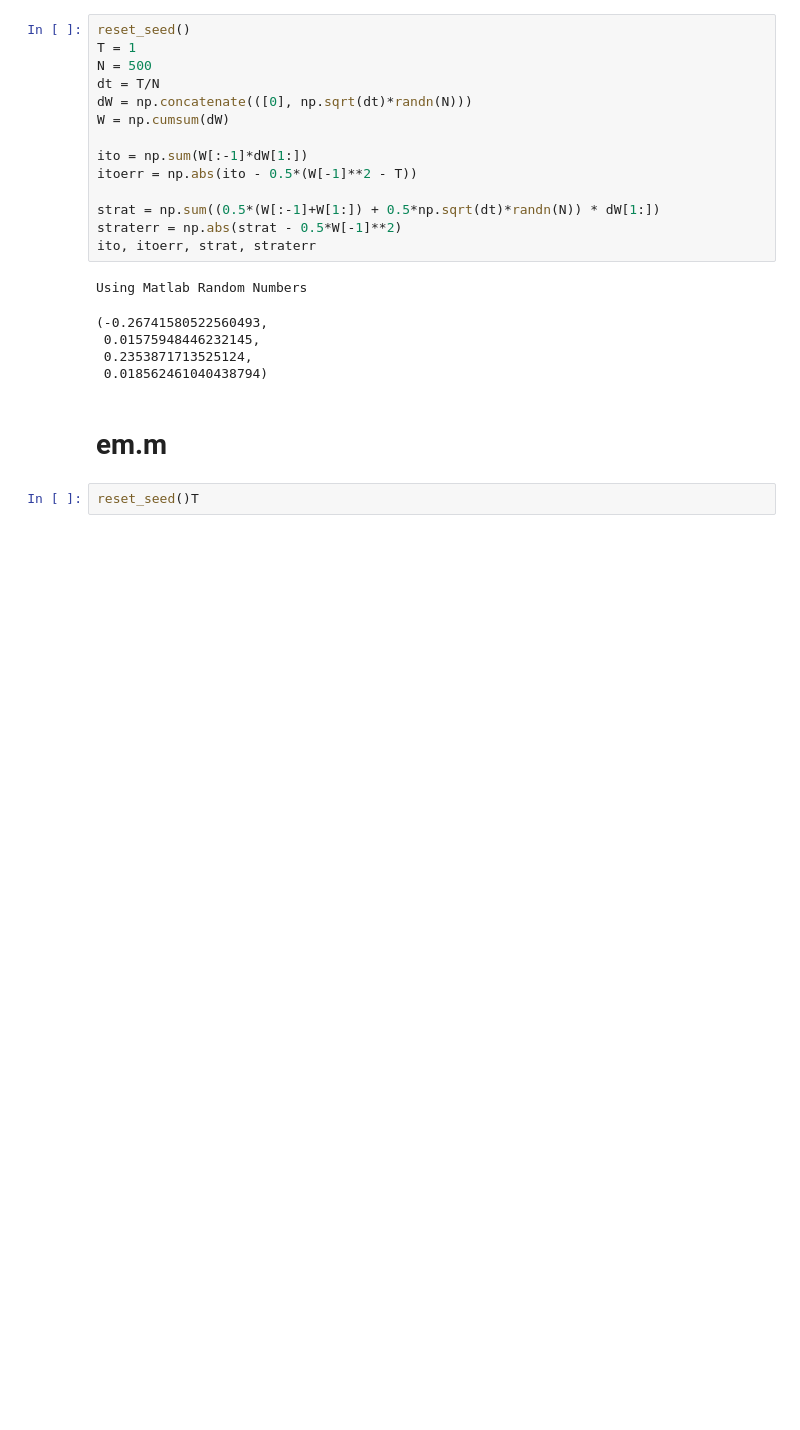
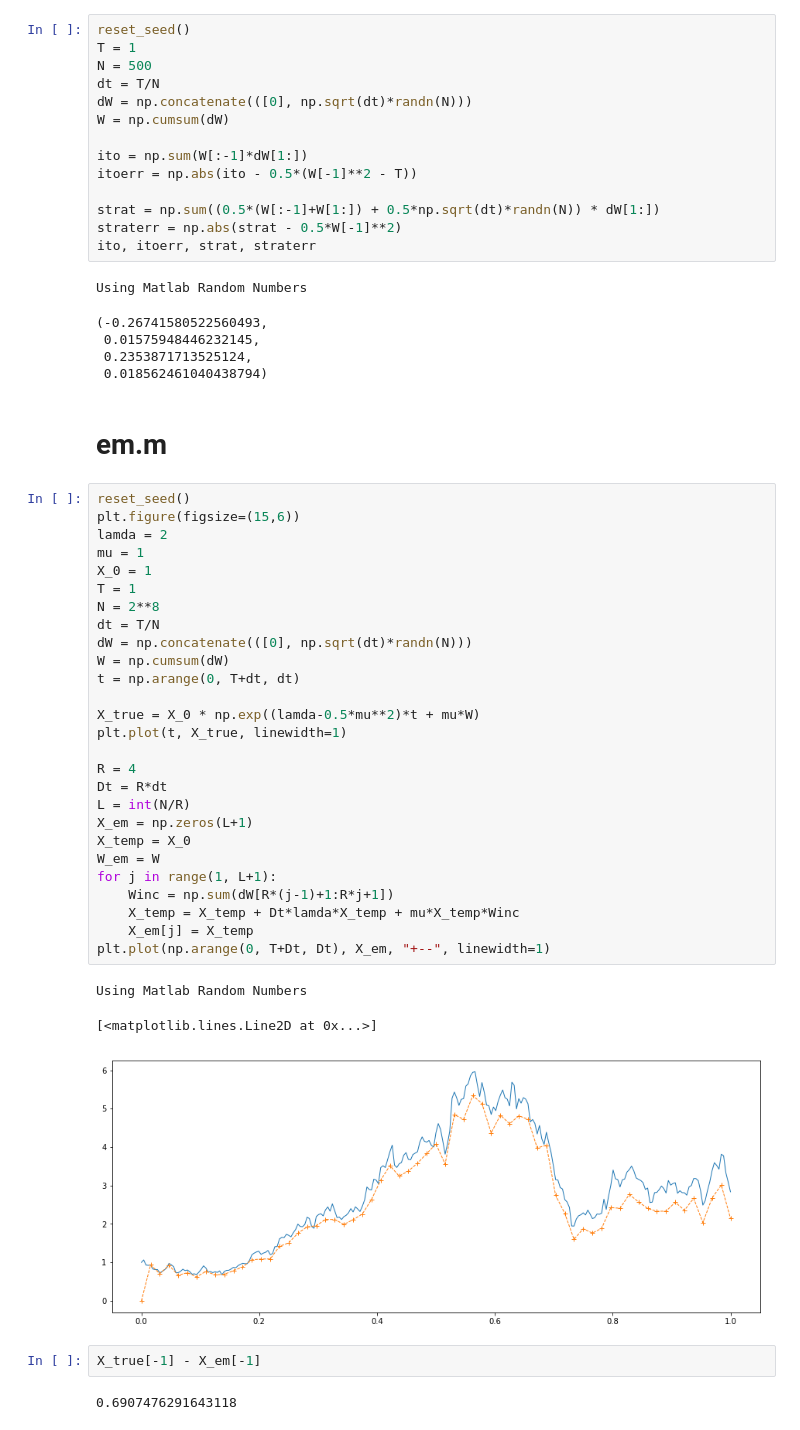
Before and after one commit to tao-yu/cox-ingersoll-ross, a Jupyter notebook: sim/Higham.ipynb, the cells around one changed output. Cells and saved outputs as stored; diff of their text form; blank space fills up the shorter version.

```diff
--- a/sim/Higham.ipynb
+++ b/sim/Higham.ipynb
@@ -76,5 +76,38 @@ Using Matlab Random Numbers
  0.018562461040438794)
 # %% [markdown]
 # em.m
-# %%
-reset_seed()T
+# %%
+reset_seed()
+plt.figure(figsize=(15,6))
+lamda = 2
+mu = 1
+X_0 = 1
+T = 1
+N = 2**8
+dt = T/N
+dW = np.concatenate(([0], np.sqrt(dt)*randn(N)))
+W = np.cumsum(dW)
+t = np.arange(0, T+dt, dt)
+
+X_true = X_0 * np.exp((lamda-0.5*mu**2)*t + mu*W)
+plt.plot(t, X_true, linewidth=1)
+
+R = 4
+Dt = R*dt
+L = int(N/R)
+X_em = np.zeros(L+1)
+X_temp = X_0
+W_em = W
+for j in range(1, L+1):
+    Winc = np.sum(dW[R*(j-1)+1:R*j+1])
+    X_temp = X_temp + Dt*lamda*X_temp + mu*X_temp*Winc
+    X_em[j] = X_temp
+plt.plot(np.arange(0, T+Dt, Dt), X_em, "+--", linewidth=1)
+# %% [output]
+Using Matlab Random Numbers
+[<matplotlib.lines.Line2D at 0x...>]
+[figure, added]
+# %%
+X_true[-1] - X_em[-1]
+# %% [output]
+0.6907476291643118
```
